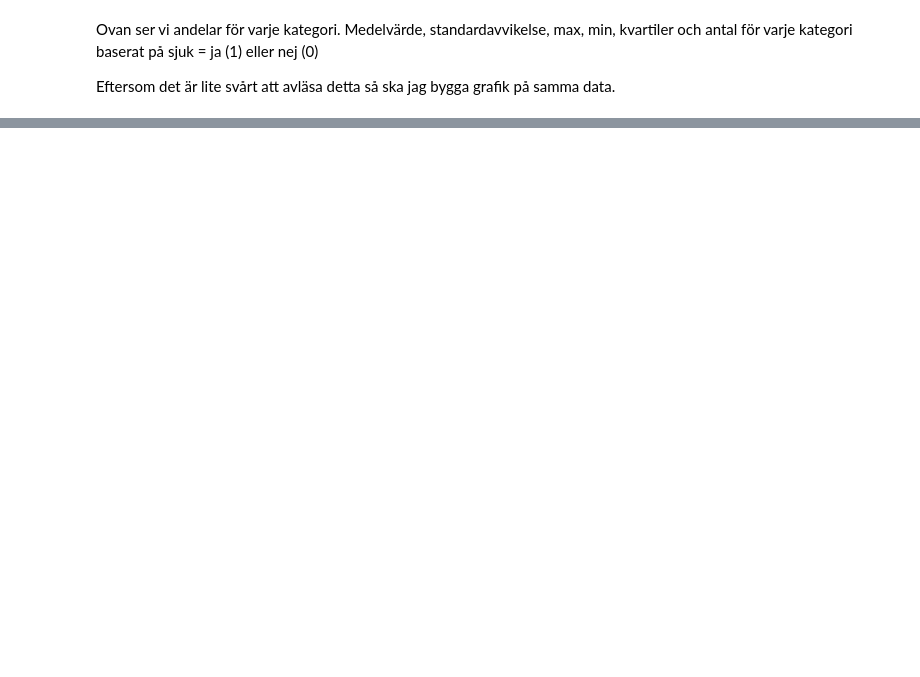
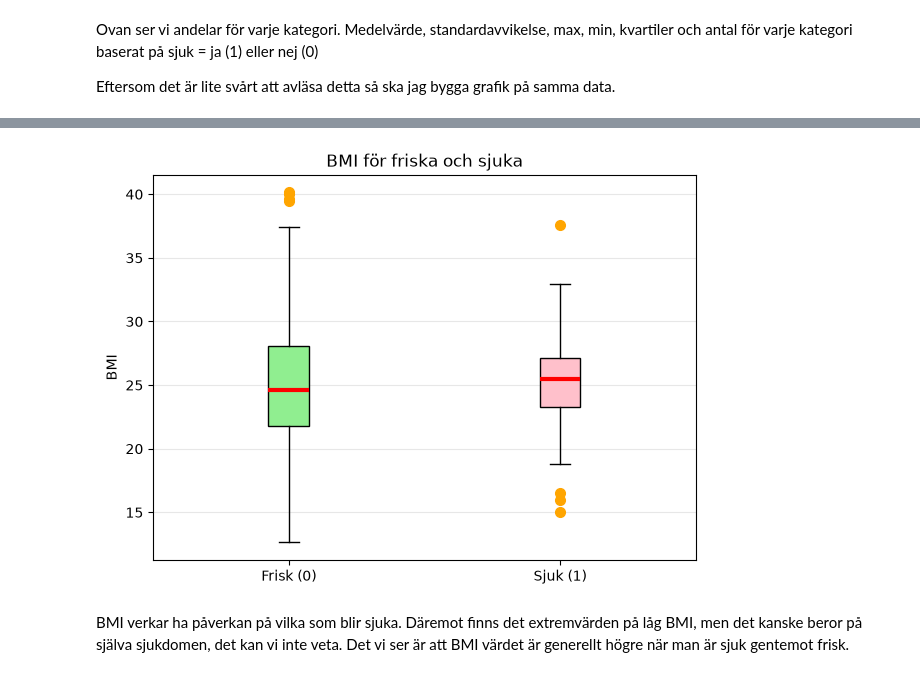
Before and after one commit to mattiasscientist/part1-examination, a Jupyter notebook: notebooks/part1notebook.ipynb, the cells around one changed output, grey strips where cells are left out. Cells and saved outputs as stored; diff of their text form; code cells hidden in the pictures; blank space fills up the shorter version.

```diff
--- a/notebooks/part1notebook.ipynb
+++ b/notebooks/part1notebook.ipynb
@@ -262,0 +329,37 @@ for col in columns:
+# %%
+healthy_bmi = df[df["disease"] == 0]["bmi"]
+sick_bmi = df[df["disease"] == 1]["bmi"]
+
+plt.figure(figsize=(7,5))
+
+box = plt.boxplot(
+    [healthy_bmi, sick_bmi],
+    tick_labels=["Frisk (0)", "Sjuk (1)"],
+    patch_artist=True,
+
+    boxprops=dict(facecolor="lightblue", color="black"),
+    medianprops=dict(color="red", linewidth=3),
+    whiskerprops=dict(color="black"),
+    flierprops=dict(
+        marker="o",
+        markerfacecolor="orange",
+        markeredgecolor="orange",
+        markersize=7
+    )
+)
+
+colors = ["lightgreen", "pink"]
+
+for patch, color in zip(box["boxes"], colors):
+    patch.set_facecolor(color)
+    patch.set_edgecolor("black")
+
+plt.title("BMI för friska och sjuka")
+plt.ylabel("BMI")
+plt.grid(axis="y", alpha=0.3)
+
+plt.show()
+# %% [output]
+[figure, added]
+# %% [markdown]
+BMI verkar ha påverkan på vilka som blir sjuka. Däremot finns det extremvärden på låg BMI, men det kanske beror på själva sjukdomen, det kan vi inte veta. Det vi ser är att BMI värdet är generellt högre när man är sjuk gentemot frisk.
```
Also changed, not shown: parts of 8 cells of this notebook.
